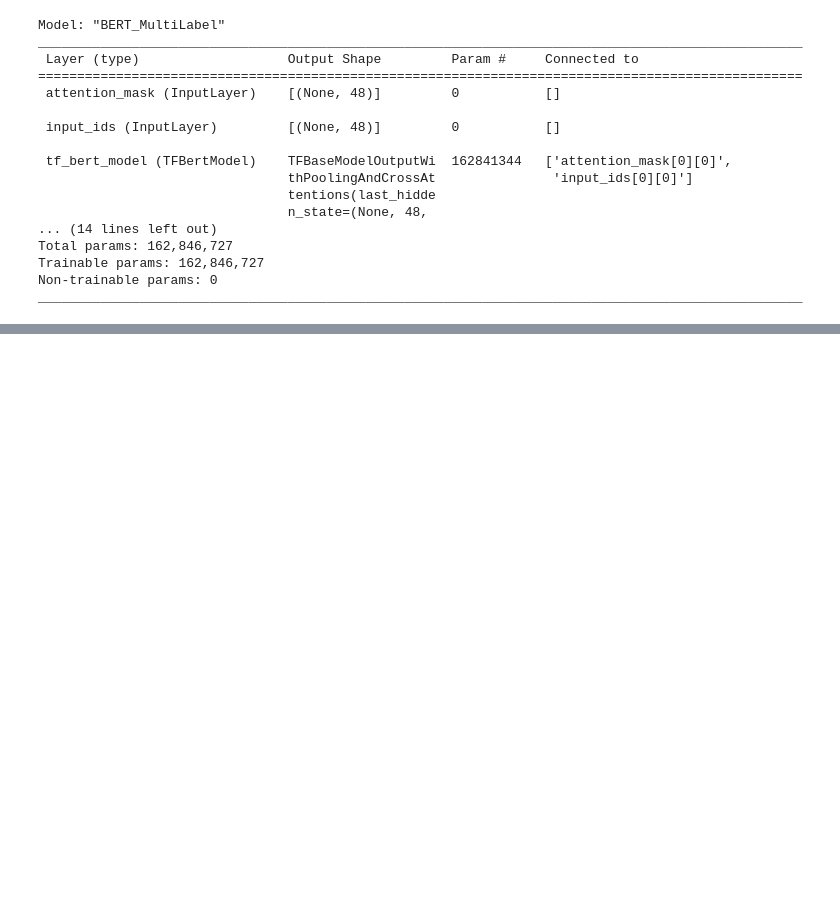
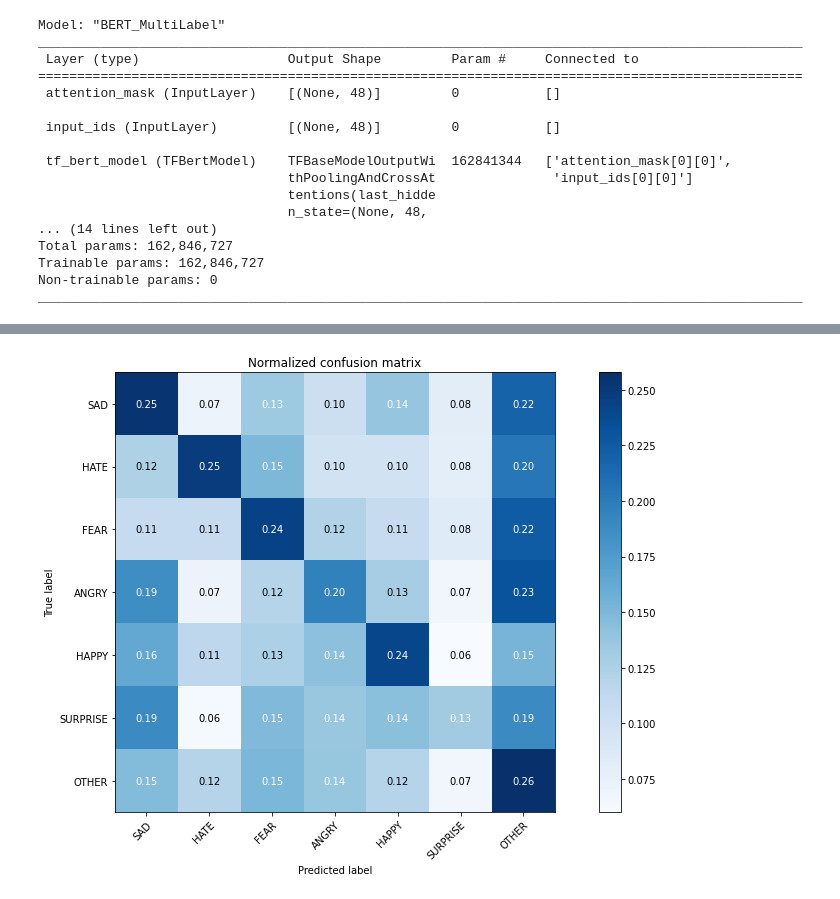
Before and after one commit to MaryamNourii/EmotionDetection, a Jupyter notebook: ED_Bert_fa_Armandataset_.ipynb, the cells around one changed output, grey strips where cells are left out. Cells and saved outputs as stored; diff of their text form; code cells hidden in the pictures; blank space fills up the shorter version.

```diff
--- a/ED_Bert_fa_Armandataset_.ipynb
+++ b/ED_Bert_fa_Armandataset_.ipynb
@@ -337,3 +330,7 @@ print("\nF1 Score: {:.2f}".format(f1_score(test_y, predictions, average='micro')
+# %%
+predictions = np.argmax(pred_y, axis=1)
 # %%
-plot_confusion_matrix(test_y, pred_y, classes=class_names, normalize=True, title='Normalized confusion matrix')
+plot_confusion_matrix(test_y, predictions, classes=class_names, normalize=True, title='Normalized confusion matrix')
 plt.show()
+# %% [output]
+[figure, added]
```
Also changed, not shown: parts of 14 cells of this notebook.
